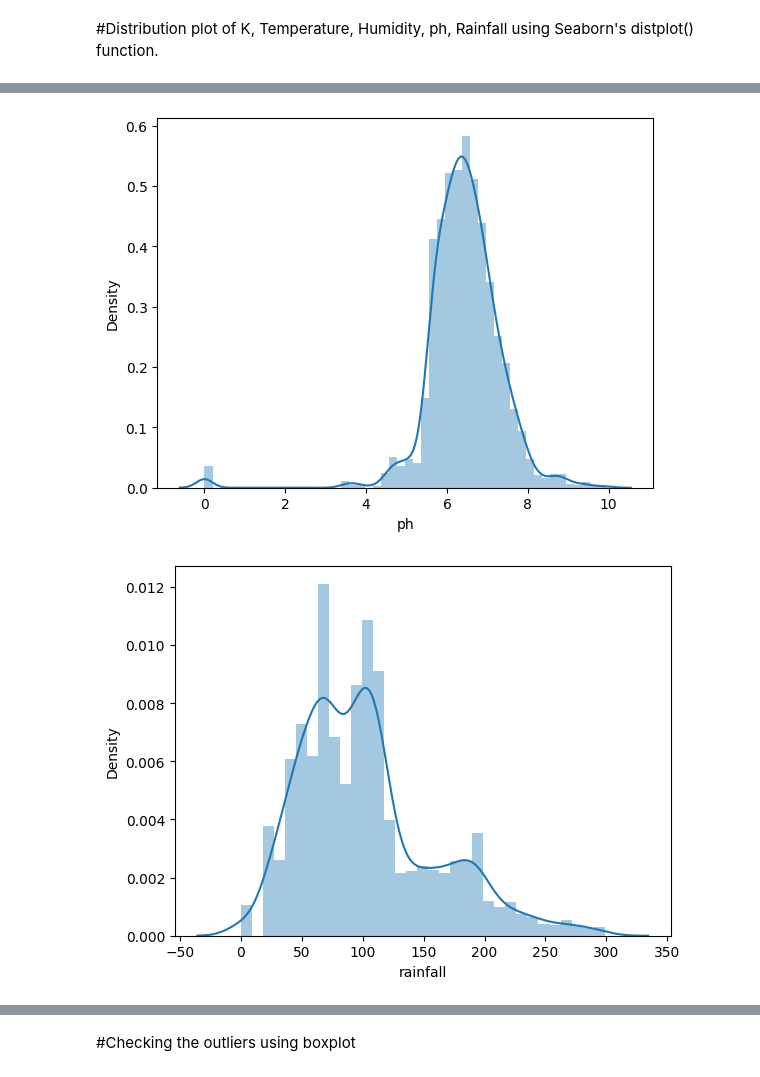
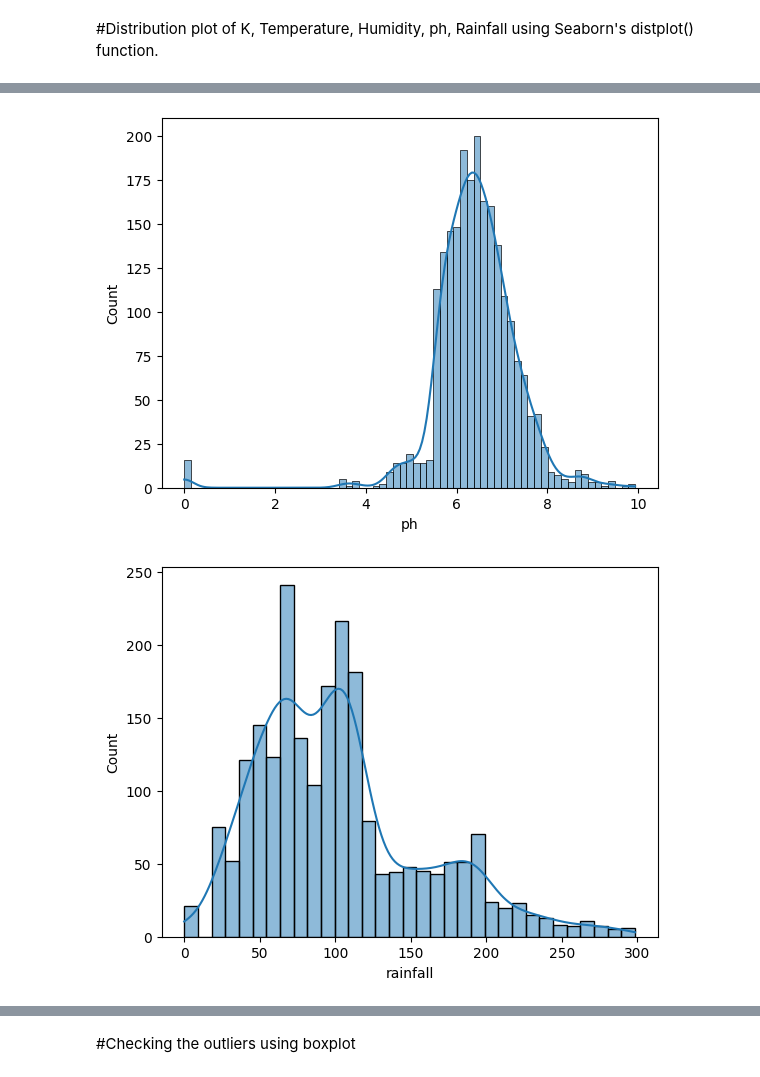
Before and after one commit to sumitc001/Major-Project-using-ML-and-Python-Framework-Flask, a Jupyter notebook: Crop_Recommendation_System2.ipynb, the cells around one changed output, grey strips where cells are left out. Cells and saved outputs as stored; diff of their text form; code cells hidden in the pictures.

```diff
--- a/Crop_Recommendation_System2.ipynb
+++ b/Crop_Recommendation_System2.ipynb
@@ -554,10 +548,10 @@ plt.show()
 # %%
-sns.distplot(crop2['ph'])
+sns.histplot(crop2['ph'], kde=True)
 plt.show()
 # %% [output]
-[figure, old version]
+[figure, new version]
 # %%
-sns.distplot(crop2['rainfall'])
+sns.histplot(crop2['rainfall'], kde=True)
 plt.show()
 # %% [output]
-[figure, old version]
+[figure, new version]
```
Also changed, not shown: parts of 13 cells of this notebook.
